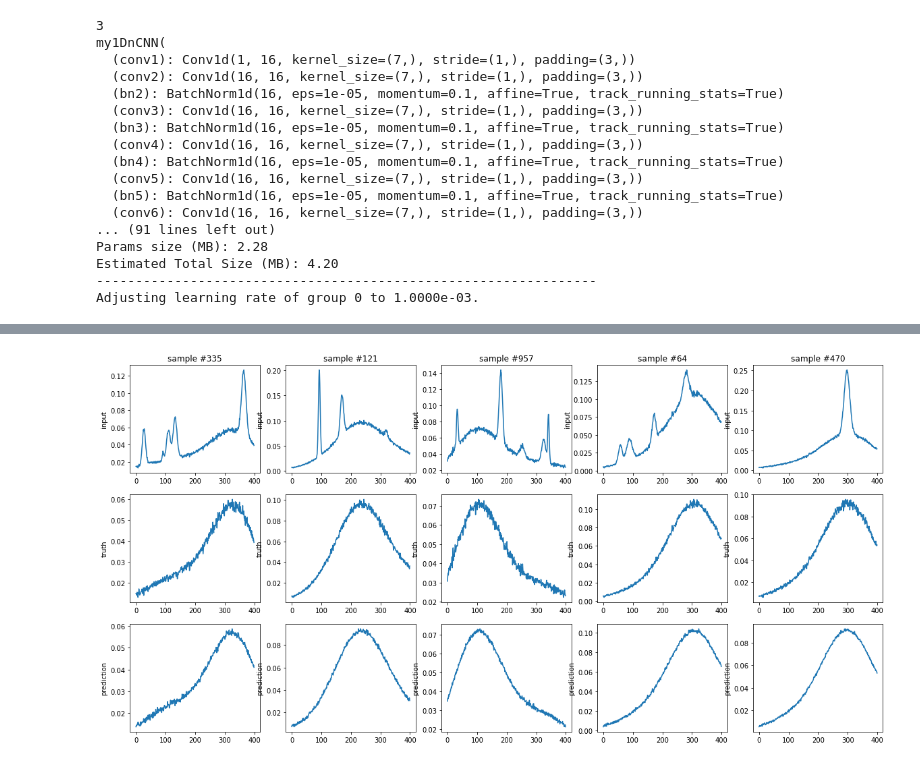
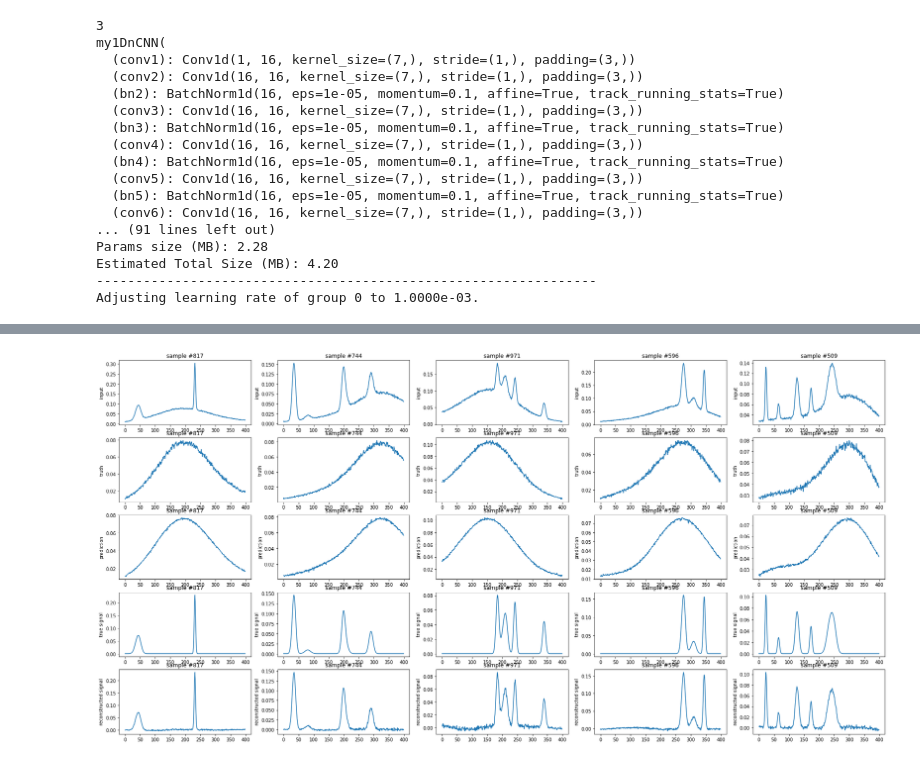
Before and after one commit to FrankJRix/ProgettoML, a Jupyter notebook: Progetto1_SRS_franco_risi_1620118.ipynb, the cells around one changed output, grey strips where cells are left out. Saved outputs shown, nothing was run; the diff lists cells and outputs as text; code cells hidden in the pictures.

```diff
--- a/Progetto1_SRS_franco_risi_1620118.ipynb
+++ b/Progetto1_SRS_franco_risi_1620118.ipynb
@@ -481,25 +506,7 @@ Test loss/MAE:  4.829998351851827e-06  /  1.7142200493253767e-05
-# %%
-# plotta cose domattina o Natasha sbrocca!
-figure = plt.figure(figsize=(20, 10))
-cols = 5
-for i in range(1, cols + 1):
-    sample_idx = torch.randint(len(inputs), size=(1,)).item()
-
-    img = inputs[sample_idx].squeeze()
-    figure.add_subplot(3, cols, i)
-    plt.title(f'sample #{sample_idx}')
-    plt.ylabel('input')
-    plt.plot(range(len(img)), img)
-
-    img = truth[sample_idx].squeeze()
-    figure.add_subplot(3, cols, i+cols)
-    plt.ylabel('truth')
-    plt.plot(range(len(img)), img)
-
-    img = predictions[sample_idx].squeeze()
-    figure.add_subplot(3, cols, i+cols+cols)
-    plt.ylabel('prediction')
-    plt.plot(range(len(img)), img)
-plt.show()
-# %% [output]
-[figure, removed]
+# %%
+true_signal = np.array(inputs) - np.array(truth)
+reconstructed_signal = np.array(inputs) - np.array(predictions)
+
+comparison_plot((inputs, truth, predictions, true_signal, reconstructed_signal), 5, labels=["input","truth","prediction","true signal","reconstructed signal"])
+# %% [output]
+[figure, added]
```
Also changed, not shown: parts of 11 cells of this notebook.
